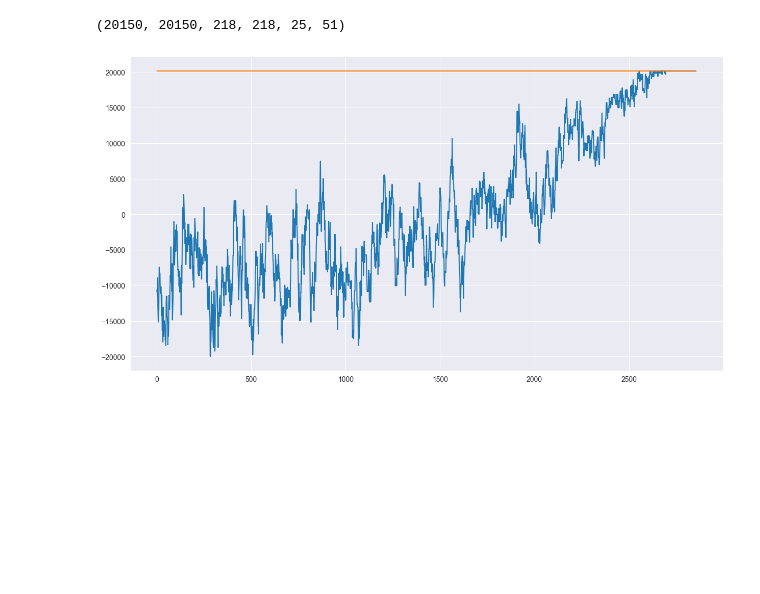
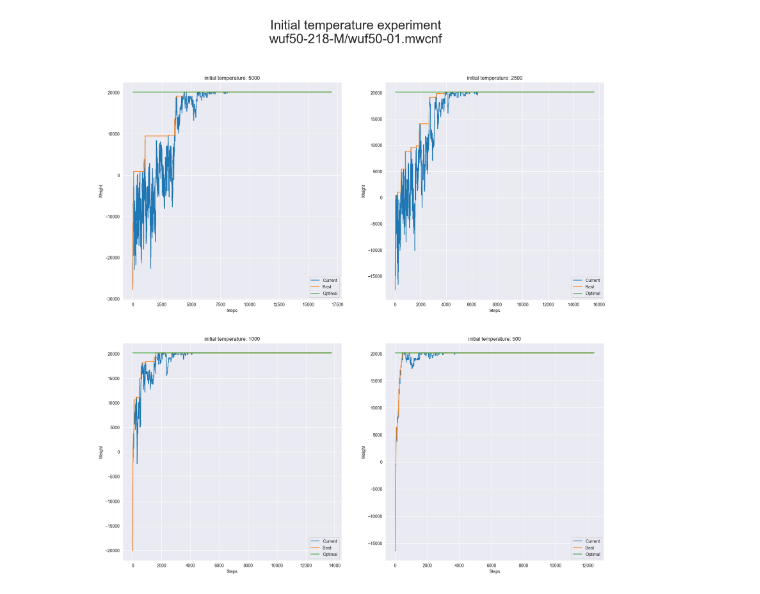
Before and after one commit to zapotocnylubos/ni-kop-heuristic, a Jupyter notebook: main.ipynb, the cells around one changed output. Saved outputs shown, nothing was run; the diff lists cells and outputs as text; code cells hidden in the pictures; blank space fills up the shorter version.

Commit message:
initial temerature basic experiment

```diff
--- a/main.ipynb
+++ b/main.ipynb
@@ -95,27 +96,52 @@ BACKUP_DIRECTORY = 'backup'
 #
 #             sa_writer.writerows(sa_results)
 # %%
-suite = 'wuf50-218'
-suite_variation = 'M'
-instance = 'wuf50-01.mwcnf'
+def run_simulation(suite, suite_variation, instance, initial_temperature):
+    _, weight, satisfied_clauses, clauses, true_variables, variables, current_objective_history, best_objective_history =\
+        SimulatedAnnealing(
+            MaxWeightedCNF(os.path.join(DATA_DIRECTORY, suite, f'{suite}-{suite_variation}', instance)),
+            initial_temperature=initial_temperature
+        ).run(record_history=True)
 
-_, weight, satisfied_clauses, clauses, true_variables, variables, current_objective_history, best_objective_history =\
-    SimulatedAnnealing(
-        MaxWeightedCNF(os.path.join(DATA_DIRECTORY, suite, f'{suite}-{suite_variation}', instance))
-    ).run(record_history=True)
+    optimum_path = os.path.join(DATA_DIRECTORY, suite, f'{suite}-{suite_variation}-opt.dat')
+    optimum = Optimum(optimum_path)
 
-optimum_path = os.path.join(DATA_DIRECTORY, suite, f'{suite}-{suite_variation}-opt.dat')
-optimum = Optimum(optimum_path)
+    optimal_weight = optimum.optimal_weight(instance[1:].rstrip('.mwcnf'))
 
-optimal_weight = optimum.optimal_weight(instance[1:].rstrip('.mwcnf'))
-
-optimal_weight, weight, satisfied_clauses, clauses, true_variables, variables
+    return optimal_weight, current_objective_history, best_objective_history
-# %% [output]
-(20150, 20150, 218, 218, 25, 51)
-# %%
-plt.figure(figsize=(15,8))
-sns.lineplot(data=current_objective_history)
-sns.lineplot(data=[optimal_weight] * len(current_objective_history))
-plt.show()
-# %% [output]
-[figure, removed]
+# %%
+def run_experiment_initial_temperature(suite, suite_variation, instance, initial_temperatures=(5000, 2500, 1000, 500)):
+    fig, axes = plt.subplots(math.ceil(len(initial_temperatures) / 2), 2, figsize=(20, 20))
+
+    if len(initial_temperatures) % 2 != 0:
+      for l in axes[int(len(initial_temperatures) / 2 - 1), 1].get_xaxis().get_majorticklabels():
+          l.set_visible(True)
+      fig.delaxes(axes[int(len(initial_temperatures) / 2), 1])
+
+    for i, initial_temperature in enumerate(initial_temperatures):
+        optimal_weight, current_objective_history, best_objective_history = run_simulation(
+            suite, suite_variation, instance, initial_temperature
+        )
+        optimal_weight_history = [optimal_weight] * len(current_objective_history)
+
+        ax = axes[int(i / 2), i % 2]
+
+        sns.lineplot(data=current_objective_history, label='Current', ax=ax)
+        sns.lineplot(data=best_objective_history, label='Best', ax=ax)
+        sns.lineplot(data=optimal_weight_history, label='Optimal', ax=ax)
+
+        ax.set_title(f'initial temperature: {initial_temperature}')
+        ax.set_xlabel('Steps')
+        ax.set_ylabel('Weight')
+        ax.legend()
+
+    fig.suptitle(f'Initial temperature experiment\n{suite}-{suite_variation}/{instance}', fontsize=30)
+    #fig.tight_layout(pad=5, rect=[0, 0.03, 1, 0.95])
+# %%
+suite = 'wuf50-218'
+suite_variation = 'M'
+instance = 'wuf50-01.mwcnf'
+
+run_experiment_initial_temperature(suite, suite_variation, instance)
+# %% [output]
+[figure, added]
```
Also changed, not shown: parts of 1 cell of this notebook, 1 other file.
